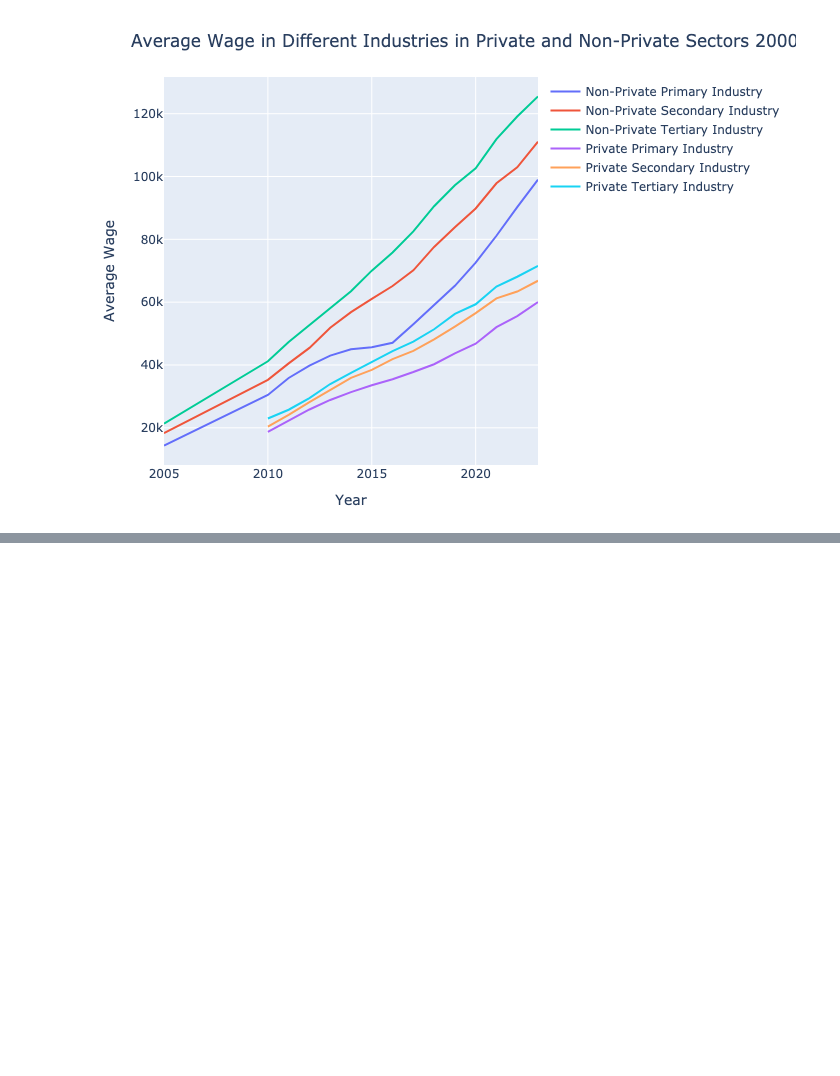
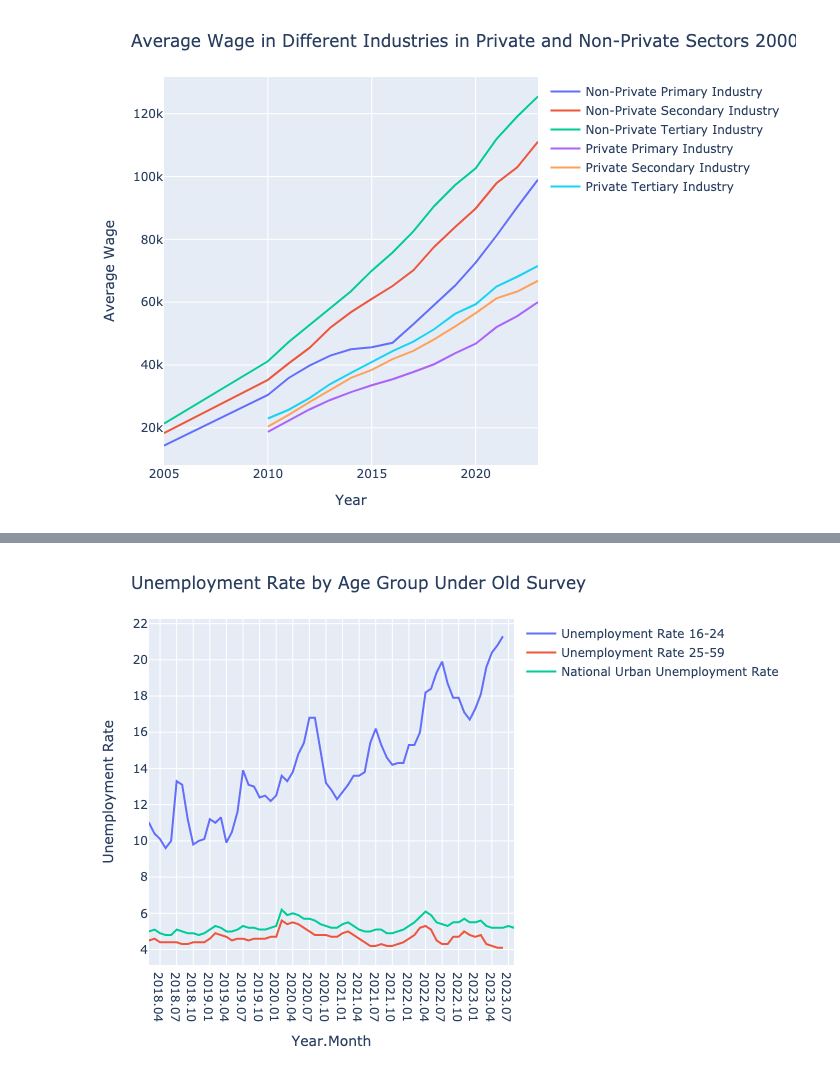
Before and after one commit to liminglin98/Labor-with-Moshe, a Jupyter notebook: Code/Grapha.ipynb, the cells around one changed output, grey strips where cells are left out. Cells and saved outputs as stored; diff of their text form; code cells hidden in the pictures; blank space fills up the shorter version.

```diff
--- a/Code/Grapha.ipynb
+++ b/Code/Grapha.ipynb
@@ -401,0 +464,24 @@ display(PlotlyJS.plot([pi_wage_line, si_wage_line, ti_wage_line, pi_wage_line_pr
+# %%
+#Unemployment Rate by Age Group Under Old Survey
+unemployment_rate_16_24_old = PlotlyJS.scatter(
+    x = df_unemployment."Year.Month",
+    y = df_unemployment."National Urban Survey Unemployment Rate for Age 16-24",
+    mode = "lines",
+    name = "Unemployment Rate 16-24",
+    yaxis = "y"   # primary y-axis
+)
+unemployment_rate_25_59_old = PlotlyJS.scatter(
+    x = df_unemployment."Year.Month",
+    y = df_unemployment."National Urban Survey Unemployment Rate for Age 25-59",
+    mode = "lines",
+    name = "Unemployment Rate 25-59",
+    yaxis = "y"   # primary y-axis
+)
+layout12 = PlotlyJS.Layout(
+    title = "Unemployment Rate by Age Group Under Old Survey",
+    xaxis = PlotlyJS.attr(title = "Year.Month", range = [1, 67]),
+    yaxis = PlotlyJS.attr(title = "Unemployment Rate"),
+)
+display(PlotlyJS.plot([unemployment_rate_16_24_old, unemployment_rate_25_59_old, umemployment_rate_urban_national], layout12))
+# %% [output]
+[figure, added]
```
Also changed, not shown: parts of 2 cells of this notebook.
